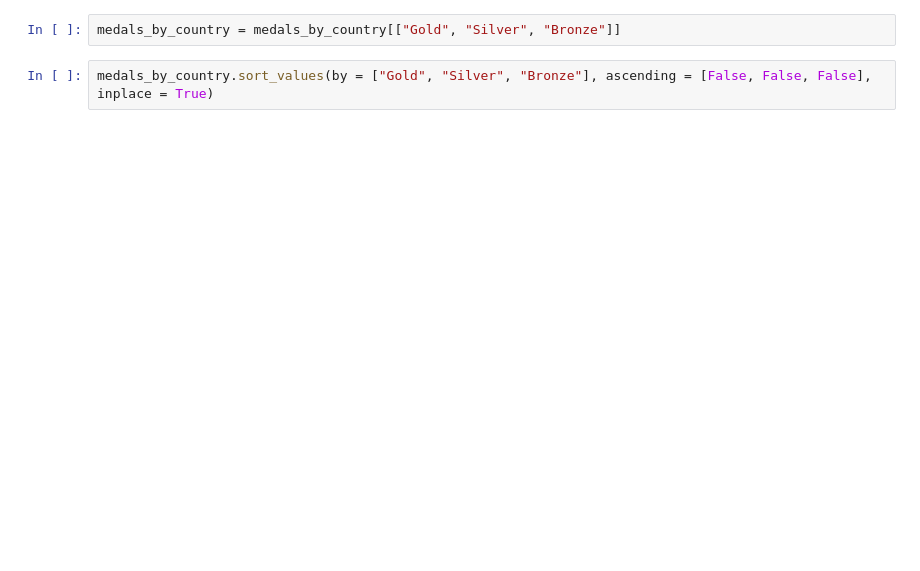
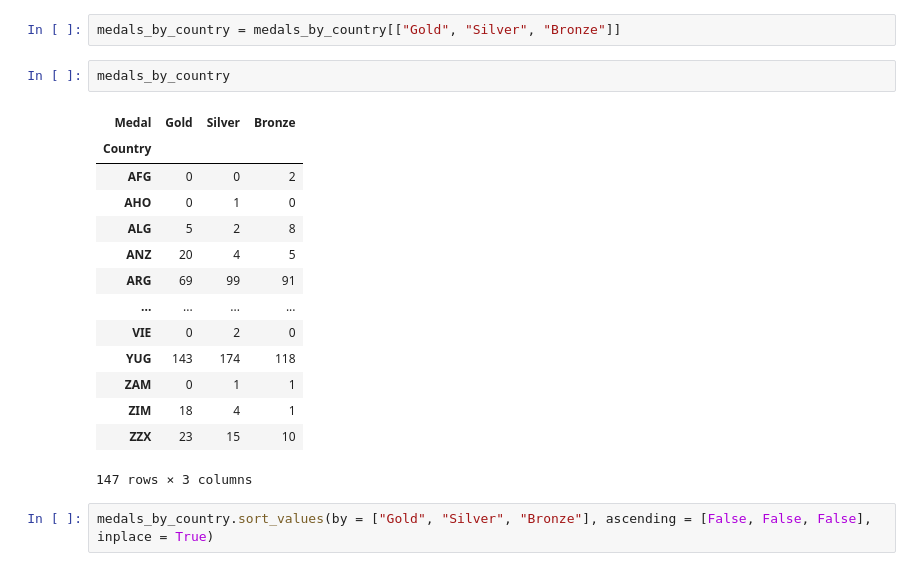
Before and after one commit to lincolnmuriithi11/Stock_Analysis-, a Jupyter notebook: Financial Analysis/NB_08_Pandas_Advanced_2.ipynb, the cells around one changed output. Cells and saved outputs as stored; diff of their text form; blank space fills up the shorter version.

```diff
--- a/Financial Analysis/NB_08_Pandas_Advanced_2.ipynb
+++ b/Financial Analysis/NB_08_Pandas_Advanced_2.ipynb
@@ -417,5 +786,22 @@ medals_by_country.shape
 # %%
 medals_by_country = medals_by_country[["Gold", "Silver", "Bronze"]]
+# %%
+medals_by_country
+# %% [output]
+| Medal | Gold | Silver | Bronze |
+| Country |  |  |  |
+| AFG | 0 | 0 | 2 |
+| AHO | 0 | 1 | 0 |
+| ALG | 5 | 2 | 8 |
+| ANZ | 20 | 4 | 5 |
+| ARG | 69 | 99 | 91 |
+| ... | ... | ... | ... |
+| VIE | 0 | 2 | 0 |
+| YUG | 143 | 174 | 118 |
+| ZAM | 0 | 1 | 1 |
+| ZIM | 18 | 4 | 1 |
+| ZZX | 23 | 15 | 10 |
+147 rows × 3 columns
 # %%
 medals_by_country.sort_values(by = ["Gold", "Silver", "Bronze"], ascending = [False, False, False], inplace = True)
 # %%
```
Also changed, not shown: parts of 75 cells of this notebook.
